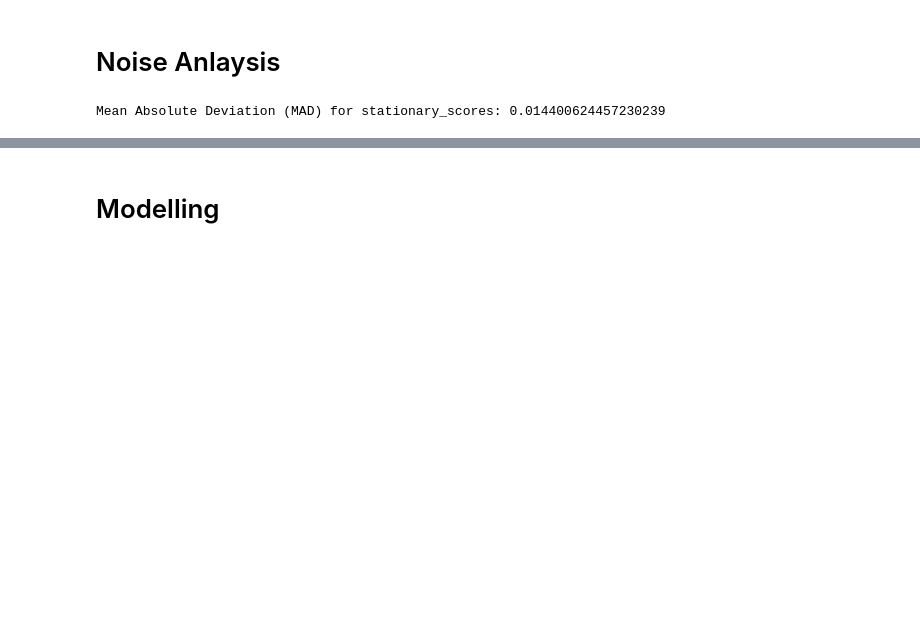
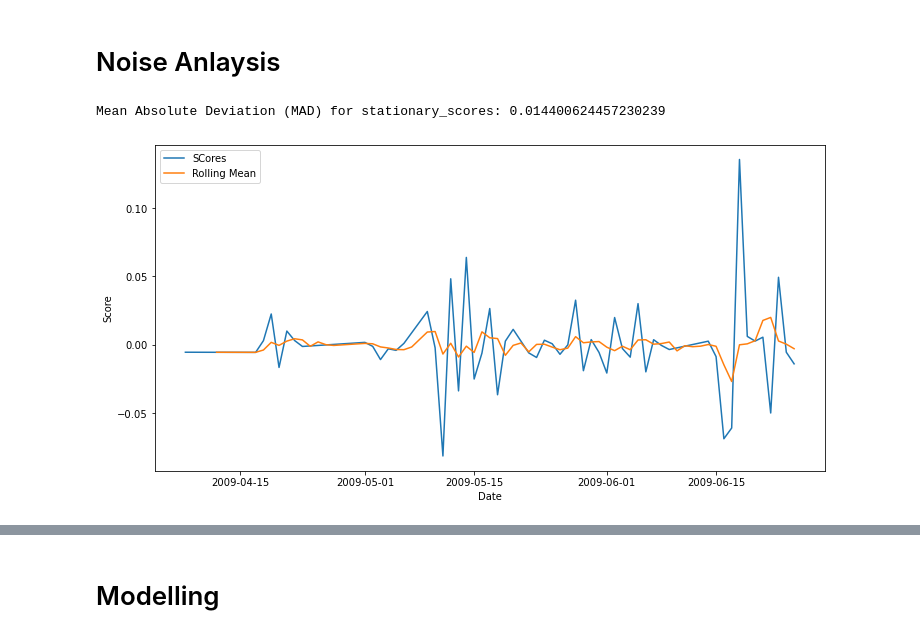
Before and after one commit to Grkmcu44/TwitterData, a Jupyter notebook: Twitter_EDA.ipynb, the cells around one changed output, grey strips where cells are left out. Saved outputs shown, nothing was run; the diff lists cells and outputs as text; code cells hidden in the pictures; blank space fills up the shorter version.

```diff
--- a/Twitter_EDA.ipynb
+++ b/Twitter_EDA.ipynb
@@ -1339,0 +1344,12 @@ Mean Absolute Deviation (MAD) for stationary_scores: 0.014400624457230239
+# %%
+rolling_data = interpolated_df2["stationary_scores"].rolling(5).mean()
+plt.figure(figsize=(12, 6))
+plt.plot(interpolated_df2["Date"], interpolated_df2["stationary_scores"])
+plt.plot(interpolated_df2["Date"], rolling_data)
+plt.xlabel("Date")
+plt.ylabel("Score")
+
+plt.legend(["SCores","Rolling Mean"])
+plt.show()
+# %% [output]
+[figure, added]
```
Also changed, not shown: parts of 102 cells of this notebook.
